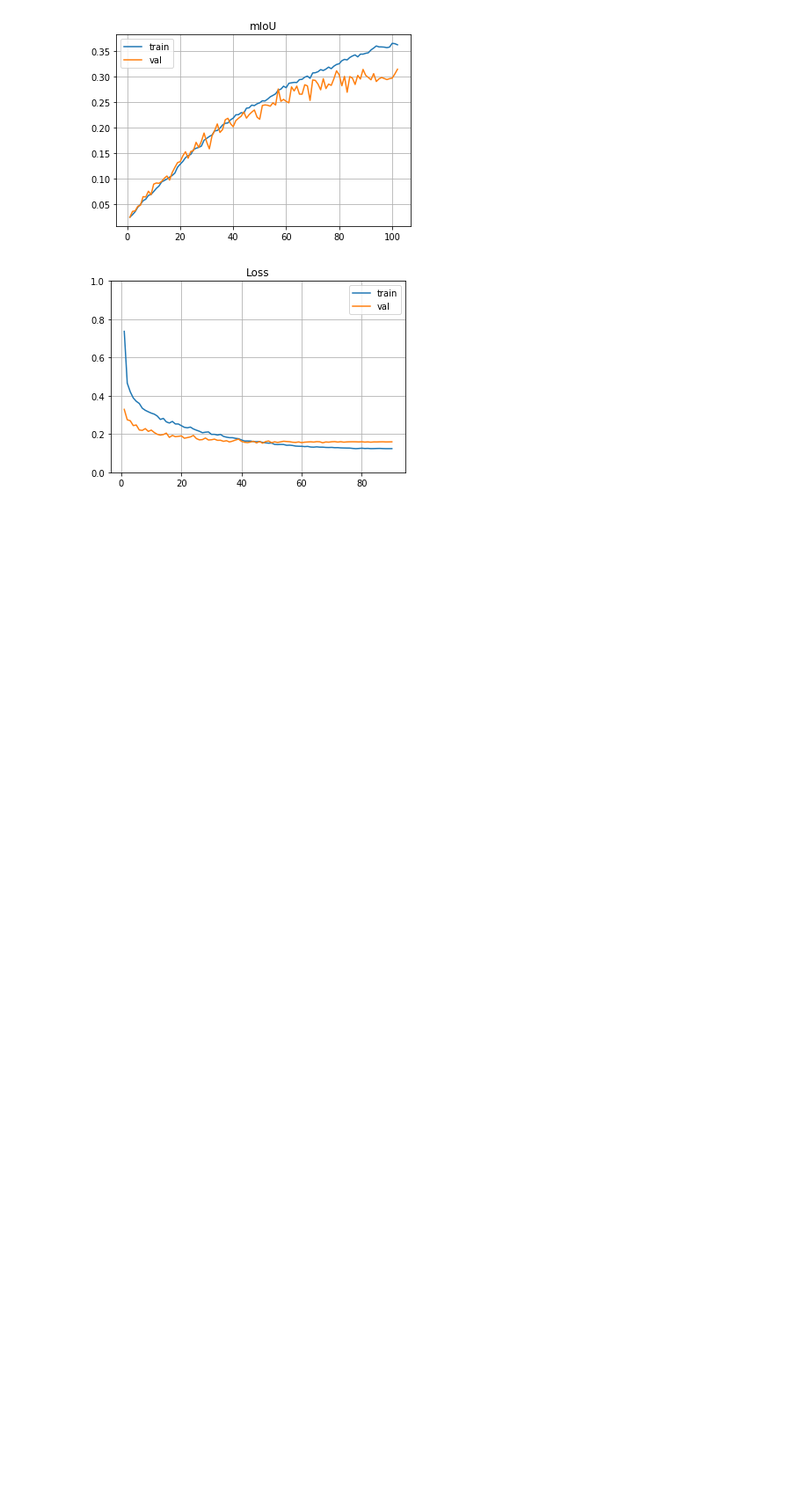
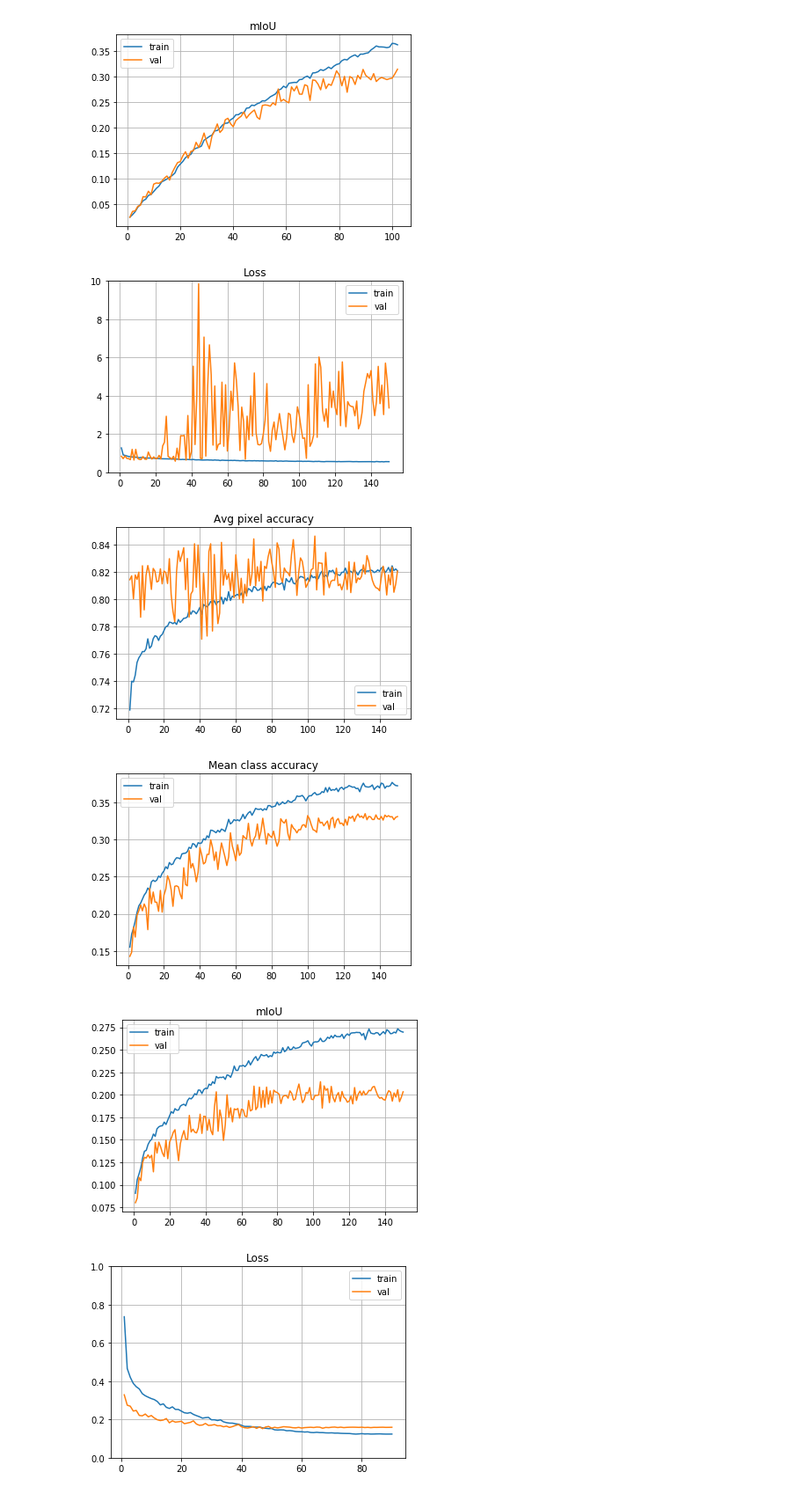
Before and after one commit to wenliangdai/msc-project, a Jupyter notebook: visualisation.ipynb, the cells around one changed output. Shown at 88% size. Saved outputs shown, nothing was run; the diff lists cells and outputs as text; code cells hidden in the pictures; blank space fills up the shorter version.

```diff
--- a/visualisation.ipynb
+++ b/visualisation.ipynb
@@ -66,6 +66,13 @@ draw('results')
 [figure]
 [figure]
 [figure]
+# %%
+draw('results_parts', loss_range=[0,10])
+# %% [output]
+[figure, added]
+[figure, added]
+[figure, added]
+[figure, added]
 # %%
 draw('results_pretrained', loss_range=[0,1])
 # %% [output]
```
Also changed, not shown: 6 other files.
